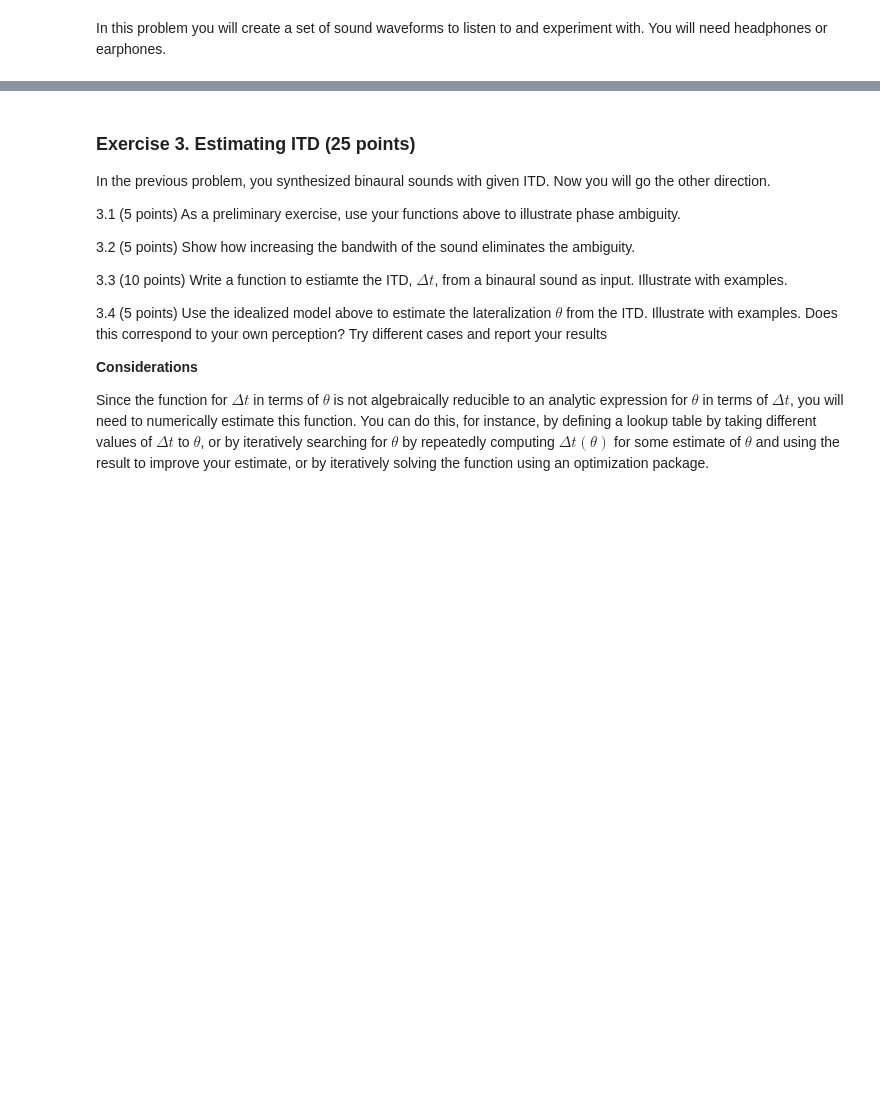
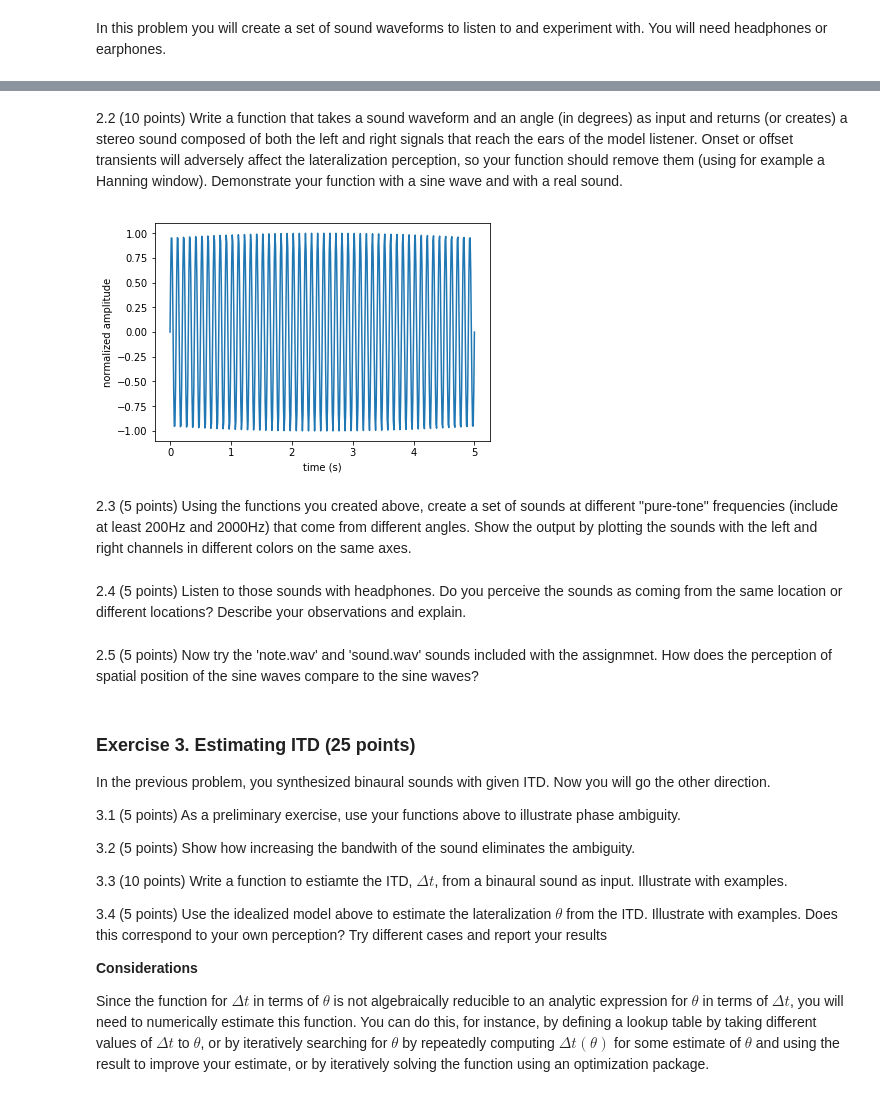
Before and after one commit to brennanmcfarland/computational-perception-class, a Jupyter notebook: CP-A3-bfm21.ipynb, the cells around one changed output, grey strips where cells are left out. Cells and saved outputs as stored; diff of their text form; code cells hidden in the pictures; blank space fills up the shorter version.

```diff
--- a/CP-A3-bfm21.ipynb
+++ b/CP-A3-bfm21.ipynb
@@ -66,0 +92,2 @@ locations?  Describe your observations and explain.
+# %% [markdown]
+2.2 (10 points) Write a function that takes a sound waveform and an angle (in degrees) as input and returns (or creates) a stereo sound composed of both the left and right signals that reach the ears of the model listener.  Onset or offset transients will adversely affect the lateralization perception, so your function should remove them (using for example a Hanning window).  Demonstrate your function with a sine wave and with a real sound.
@@ -66,0 +97,6 @@ locations?  Describe your observations and explain.
+# %%
+# demonstrate with sine wave
+domain, codomain = sine_wave(freq=10, secs=5, srate=100, return_domain=True)
+plot_wave(domain, codomain)
+# %% [output]
+[figure, added]
@@ -67,3 +105,11 @@ locations?  Describe your observations and explain.
+# %% [markdown]
+2.3 (5 points)  Using the functions you created above, create a set of sounds at different "pure-tone" frequencies (include at least 200Hz and 2000Hz) that come from different angles.  Show the output by plotting the sounds with the left and right channels in different colors on the same axes.
+# %% [markdown]
+2.4 (5 points) Listen to those sounds with headphones.  Do you
+perceive the sounds as coming from the same location or different
+locations?  Describe your observations and explain.
+# %% [markdown]
+2.5 (5 points) Now try the 'note.wav' and 'sound.wav' sounds included with the assignmnet.  How does the perception of spatial position of the sine waves compare to the sine waves?
 # %% [markdown]
 ### Exercise 3. Estimating ITD (25 points)
 
```
Also changed, not shown: parts of 8 cells of this notebook.
